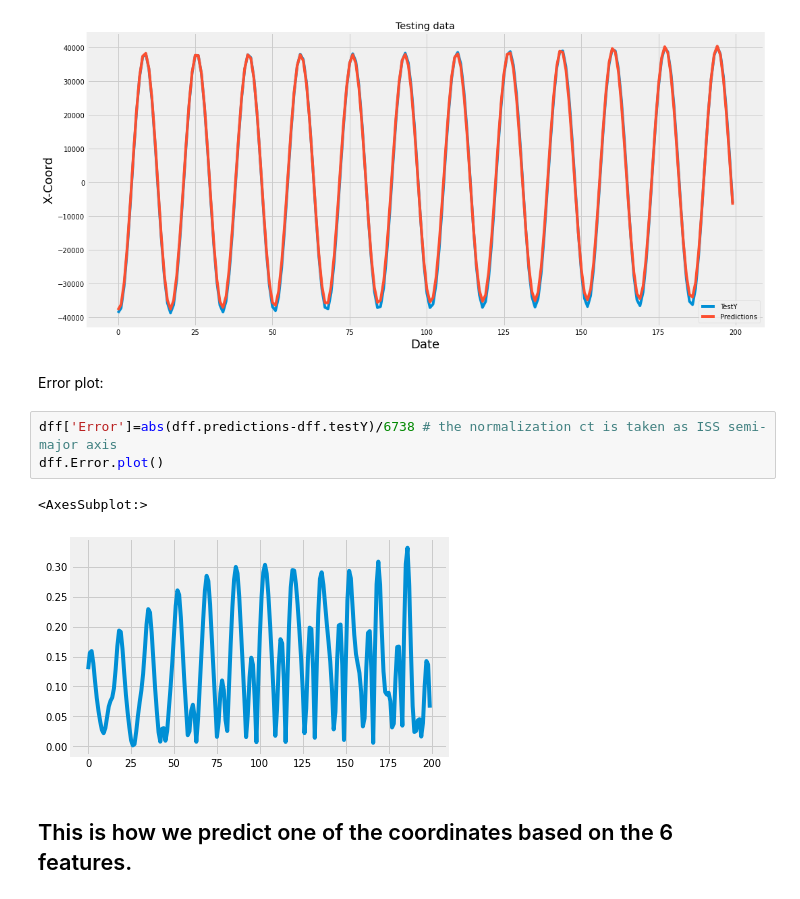
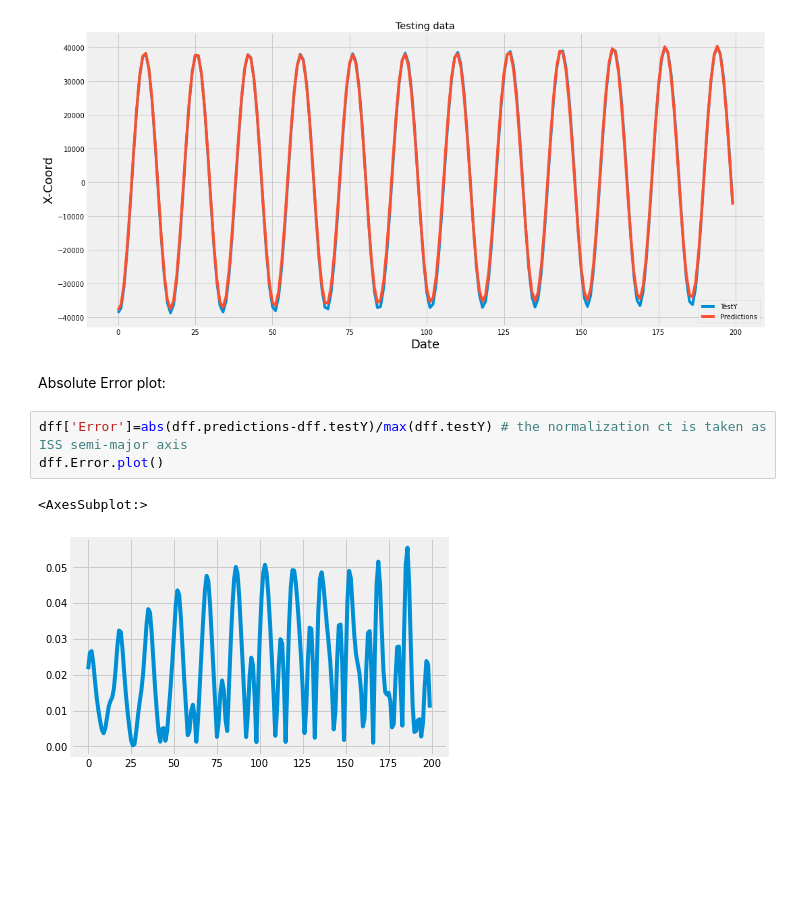
Before and after one commit to vladmarascu/Predicting-Orbits, a Jupyter notebook: RNNs/3rd Body Perturbation RNN Multivariate.ipynb, the cells around one changed output. Saved outputs shown, nothing was run; the diff lists cells and outputs as text; blank space fills up the shorter version.

```diff
--- a/RNNs/3rd Body Perturbation RNN Multivariate.ipynb
+++ b/RNNs/3rd Body Perturbation RNN Multivariate.ipynb
@@ -348,13 +348,11 @@ plt.legend(['TestY', 'Predictions'], loc='lower right')
 plt.show()
 # %% [output]
 [figure]
-# %% [markdown]
-Error plot:
-# %%
-dff['Error']=abs(dff.predictions-dff.testY)/6738 # the normalization ct is taken as ISS semi-major axis
-dff.Error.plot()
-# %% [output]
-<AxesSubplot:>
-[figure, removed]
-# %% [markdown]
-## This is how we predict one of the coordinates based on the 6 features.
+# %% [markdown]
+Absolute Error plot:
+# %%
+dff['Error']=abs(dff.predictions-dff.testY)/max(dff.testY) # the normalization ct is taken as ISS semi-major axis
+dff.Error.plot()
+# %% [output]
+<AxesSubplot:>
+[figure, added]
```
Also changed, not shown: parts of 18 cells of this notebook.
